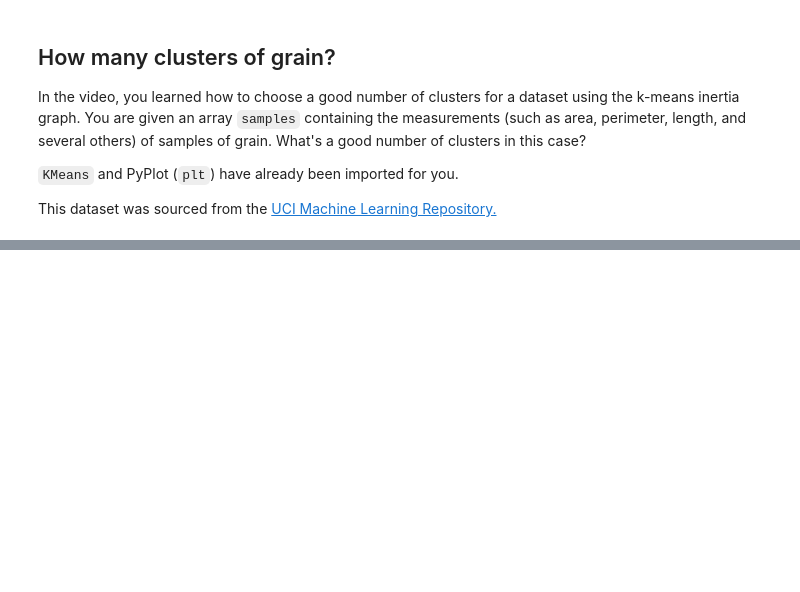
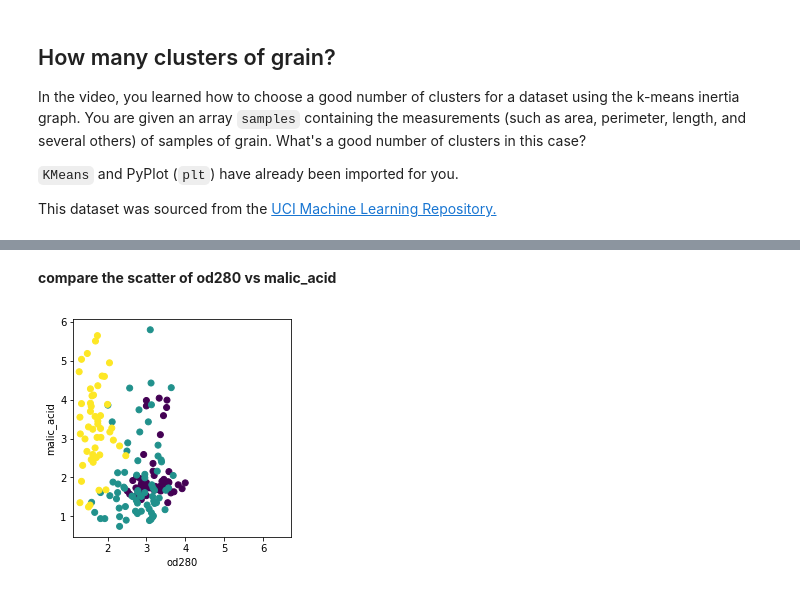
Before and after one commit to paulo-g-martinez/unsupervised-learning-in-python, a Jupyter notebook: unsupervised-learning-in-python.ipynb, the cells around one changed output, grey strips where cells are left out. Saved outputs shown, nothing was run; the diff lists cells and outputs as text; code cells hidden in the pictures; blank space fills up the shorter version.

```diff
--- a/unsupervised-learning-in-python.ipynb
+++ b/unsupervised-learning-in-python.ipynb
@@ -1148,0 +1289,5 @@ This dataset was sourced from the [UCI Machine Learning Repository.](https://arc
+# %%
+from sklearn.datasets import load_wine
+data = load_wine()
+samples = data['data']
+samples[0]
@@ -1148,0 +1337,3 @@ This dataset was sourced from the [UCI Machine Learning Repository.](https://arc
+# %%
+wines_df = pd.DataFrame(data.data, columns = data.feature_names)
+wines_df.head()
@@ -1148,0 +1364,14 @@ This dataset was sourced from the [UCI Machine Learning Repository.](https://arc
+# %% [markdown]
+**compare the scatter of od280 vs malic_acid**
+# %%
+plt.scatter(
+    x = wines_df['od280/od315_of_diluted_wines'],
+    y = wines_df['malic_acid'],
+    c = data.target,
+)
+plt.xlabel('od280')
+plt.ylabel('malic_acid')
+plt.axis('square')
+plt.show()
+# %% [output]
+[figure, added]
```
Also changed, not shown: parts of 33 cells of this notebook.
